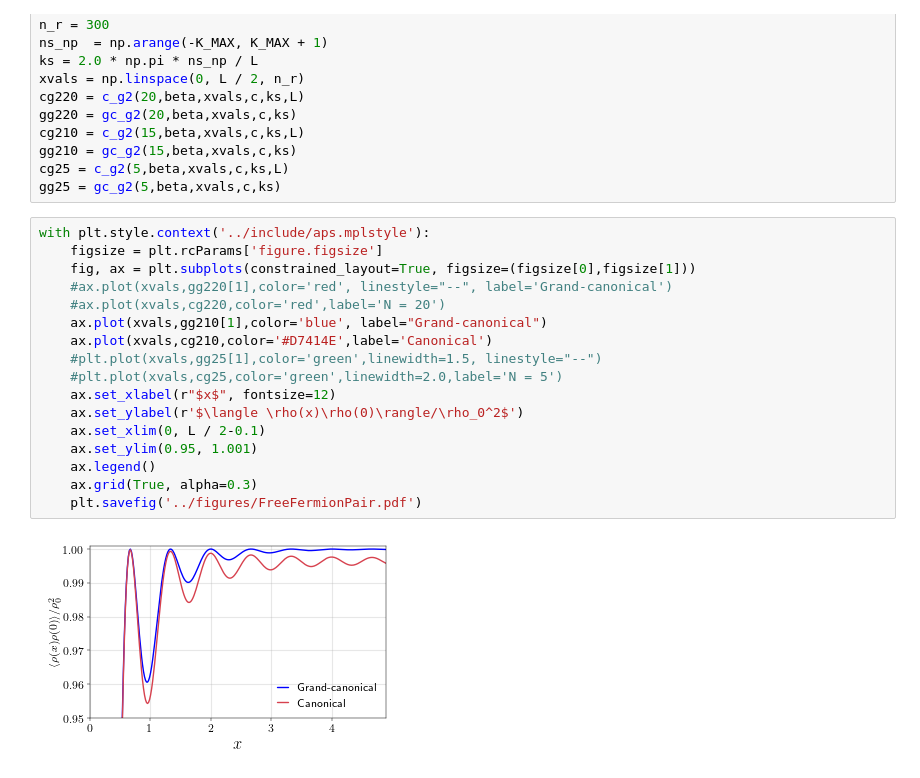
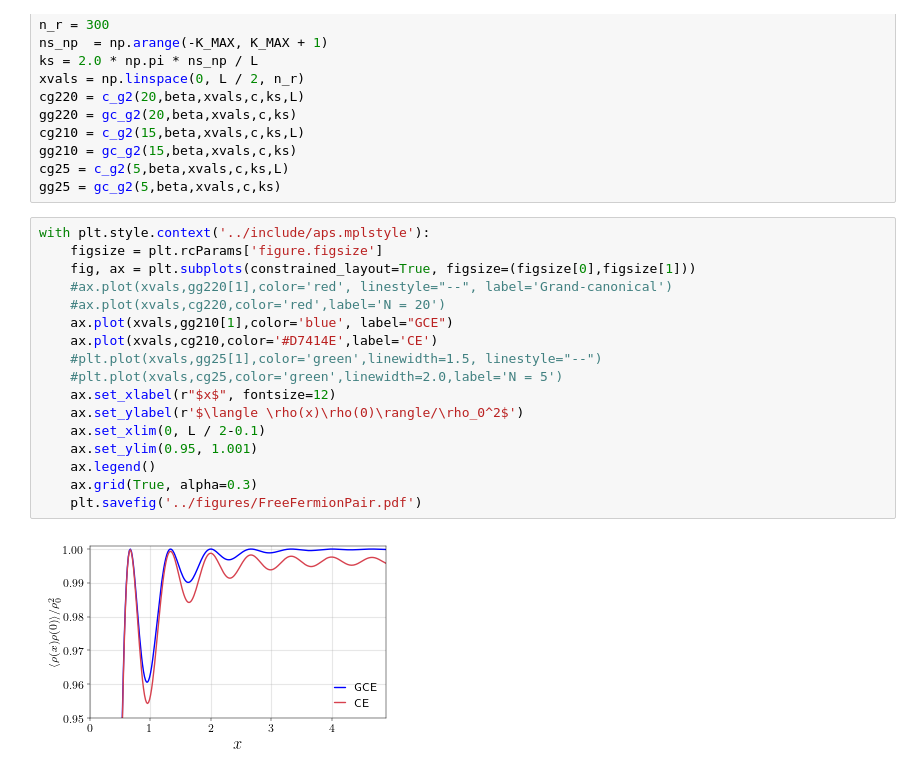
Before and after one commit to DelMaestroGroup/papers-code-ParticleFluctuations, a Jupyter notebook: src/FreeFermionMyCode.ipynb, the cells around one changed output. Cells and saved outputs as stored; diff of their text form.

```diff
--- a/src/FreeFermionMyCode.ipynb
+++ b/src/FreeFermionMyCode.ipynb
@@ -96,19 +96,19 @@ gg25 = gc_g2(5,beta,xvals,c,ks)
 # %%
 with plt.style.context('../include/aps.mplstyle'):
     figsize = plt.rcParams['figure.figsize']
     fig, ax = plt.subplots(constrained_layout=True, figsize=(figsize[0],figsize[1]))
     #ax.plot(xvals,gg220[1],color='red', linestyle="--", label='Grand-canonical')
     #ax.plot(xvals,cg220,color='red',label='N = 20')
-    ax.plot(xvals,gg210[1],color='blue', label="Grand-canonical")
-    ax.plot(xvals,cg210,color='#D7414E',label='Canonical')
+    ax.plot(xvals,gg210[1],color='blue', label="GCE")
+    ax.plot(xvals,cg210,color='#D7414E',label='CE')
     #plt.plot(xvals,gg25[1],color='green',linewidth=1.5, linestyle="--")
     #plt.plot(xvals,cg25,color='green',linewidth=2.0,label='N = 5')
     ax.set_xlabel(r"$x$", fontsize=12)
     ax.set_ylabel(r'$\langle \rho(x)\rho(0)\rangle/\rho_0^2$')
     ax.set_xlim(0, L / 2-0.1)
     ax.set_ylim(0.95, 1.001)
     ax.legend()
     ax.grid(True, alpha=0.3)
     plt.savefig('../figures/FreeFermionPair.pdf')
 # %% [output]
-[figure, old version]
+[figure, new version]
```
Also changed, not shown: 4 other files.
